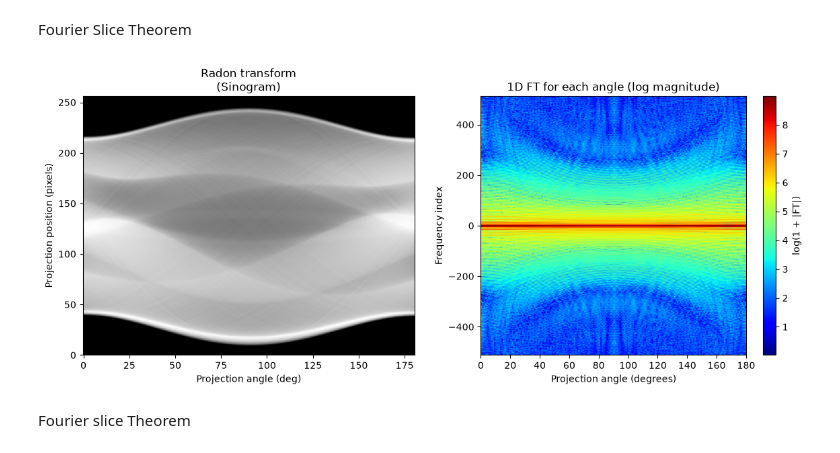
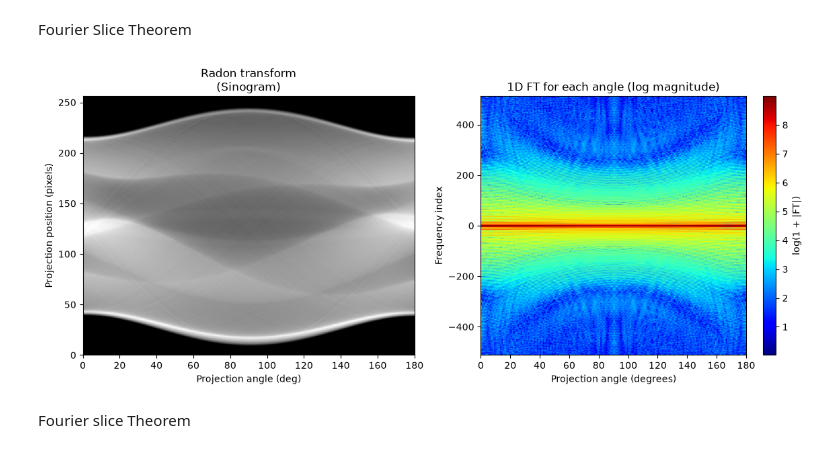
Before and after one commit to GivralNguyen/Python-Medical-Analytical-Tomographic-Image-Reconstruction, a Jupyter notebook: tutorial.ipynb, the cells around one changed output. Cells and saved outputs as stored; diff of their text form; code cells hidden in the pictures.

```diff
--- a/tutorial.ipynb
+++ b/tutorial.ipynb
@@ -109,31 +82,26 @@ plt.show()
 # %% [markdown]
 Fourier Slice Theorem
 # %%
-from fourier_transform import FT_1D
-# Perform 1D Fourier transform of every projection (Fourier slice theorem).
+# 1-D Fourier transform of every projection (Fourier slice theorem).
 # Zero-padding each projection by `oversample` samples the Fourier slices more finely,
 # which keeps the polar -> Cartesian interpolation error small (oversample=1 gives strong artifacts).
 oversample = 4
-N, proj_fft = FT_1D(sinogram, oversample=oversample) # N = oversample * projection length
-# Display Radon transform
-fig, (ax1, ax2)= plt.subplots(1,2, figsize=(14, 5))
-ax1.imshow(sinogram, cmap=plt.cm.Greys_r,
-                 extent=(-dx, 180.0 + dx, -dy, sinogram.shape[0] + dy),
-                 aspect='auto')
+spectra = tr.projection_spectra(sinogram, oversample=oversample)
+N = spectra.shape[0]   # = oversample * projection length
+
+fig, (ax1, ax2) = plt.subplots(1, 2, figsize=(14, 5))
+ax1.imshow(sinogram, cmap='gray', extent=(0, 180, 0, sinogram.shape[0]), aspect='auto')
 ax1.set_title("Radon transform\n(Sinogram)")
 ax1.set_xlabel("Projection angle (deg)")
 ax1.set_ylabel("Projection position (pixels)")
 
-# Display the Fourier projections (log magnitude, zero frequency in the middle)
+im = ax2.imshow(np.log1p(np.abs(spectra)), cmap='jet', aspect='auto', extent=(0, 180, -(N // 2), N - N // 2))
 ax2.set_title("1D FT for each angle (log magnitude)")
 ax2.set_xlabel("Projection angle (degrees)")
 ax2.set_ylabel("Frequency index")
-img2 = ax2.imshow(np.log1p(np.abs(proj_fft)), cmap='jet', aspect='auto',
-                  extent=(0, 180, -(N // 2), N - N // 2))
-cbar = plt.colorbar(img2, ax=ax2)
-cbar.set_label('log(1 + |FT|)')
+plt.colorbar(im, ax=ax2, label='log(1 + |FT|)')
 plt.show()
 # %% [output]
-[figure, old version]
+[figure, new version]
 # %% [markdown]
 Fourier slice Theorem
```
Also changed, not shown: parts of 23 cells of this notebook, 20 other files.
